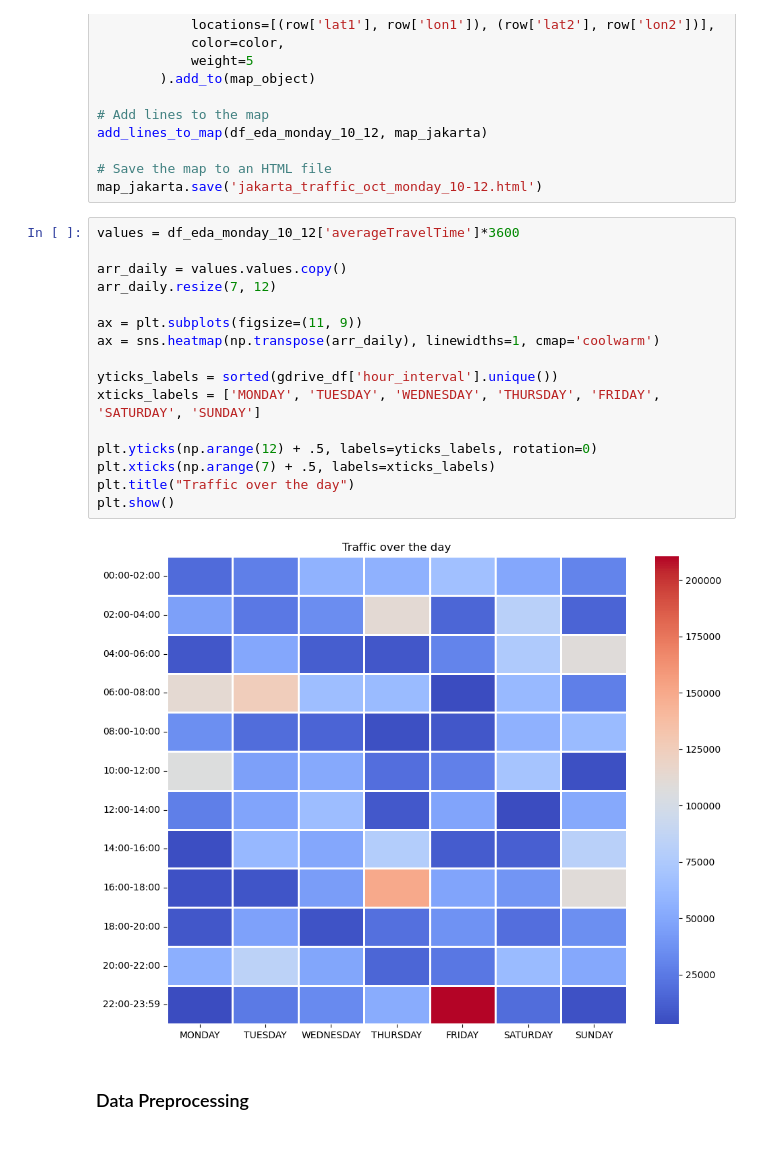
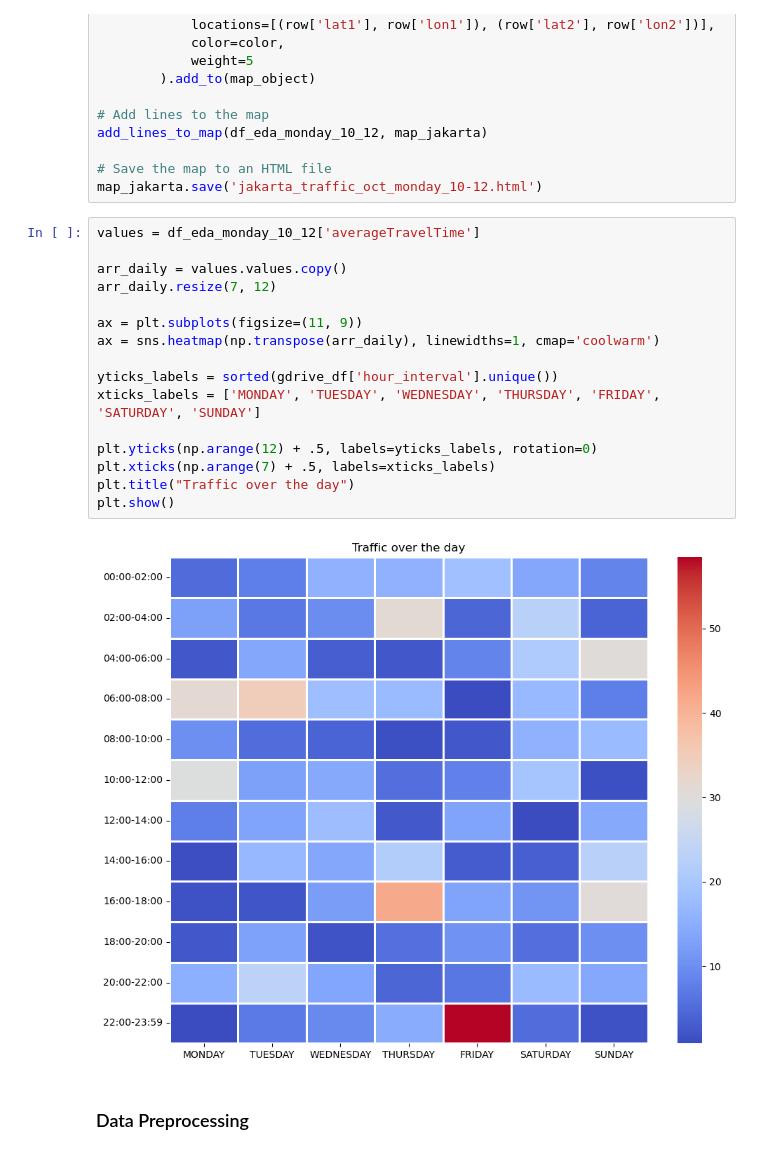
Before and after one commit to 6ill/Data-Mining-Jakarta-Traffic, a Jupyter notebook: worksheet.ipynb, the cells around one changed output. Saved outputs shown, nothing was run; the diff lists cells and outputs as text.

Commit message:
revised the heatmap

```diff
--- a/worksheet.ipynb
+++ b/worksheet.ipynb
@@ -196,23 +196,23 @@ add_lines_to_map(df_eda_monday_10_12, map_jakarta)
 # Save the map to an HTML file
 map_jakarta.save('jakarta_traffic_oct_monday_10-12.html')
 # %%
-values = df_eda_monday_10_12['averageTravelTime']*3600
+values = df_eda_monday_10_12['averageTravelTime']
 
 arr_daily = values.values.copy()
 arr_daily.resize(7, 12)
 
 ax = plt.subplots(figsize=(11, 9))
 ax = sns.heatmap(np.transpose(arr_daily), linewidths=1, cmap='coolwarm')
 
 yticks_labels = sorted(gdrive_df['hour_interval'].unique())
 xticks_labels = ['MONDAY', 'TUESDAY', 'WEDNESDAY', 'THURSDAY', 'FRIDAY', 'SATURDAY', 'SUNDAY']
 
 plt.yticks(np.arange(12) + .5, labels=yticks_labels, rotation=0)
 plt.xticks(np.arange(7) + .5, labels=xticks_labels)
 plt.title("Traffic over the day")
 plt.show()
 # %% [output]
-[figure, old version]
+[figure, new version]
 # %% [markdown]
 ### Data Preprocessing
 # %%
```
